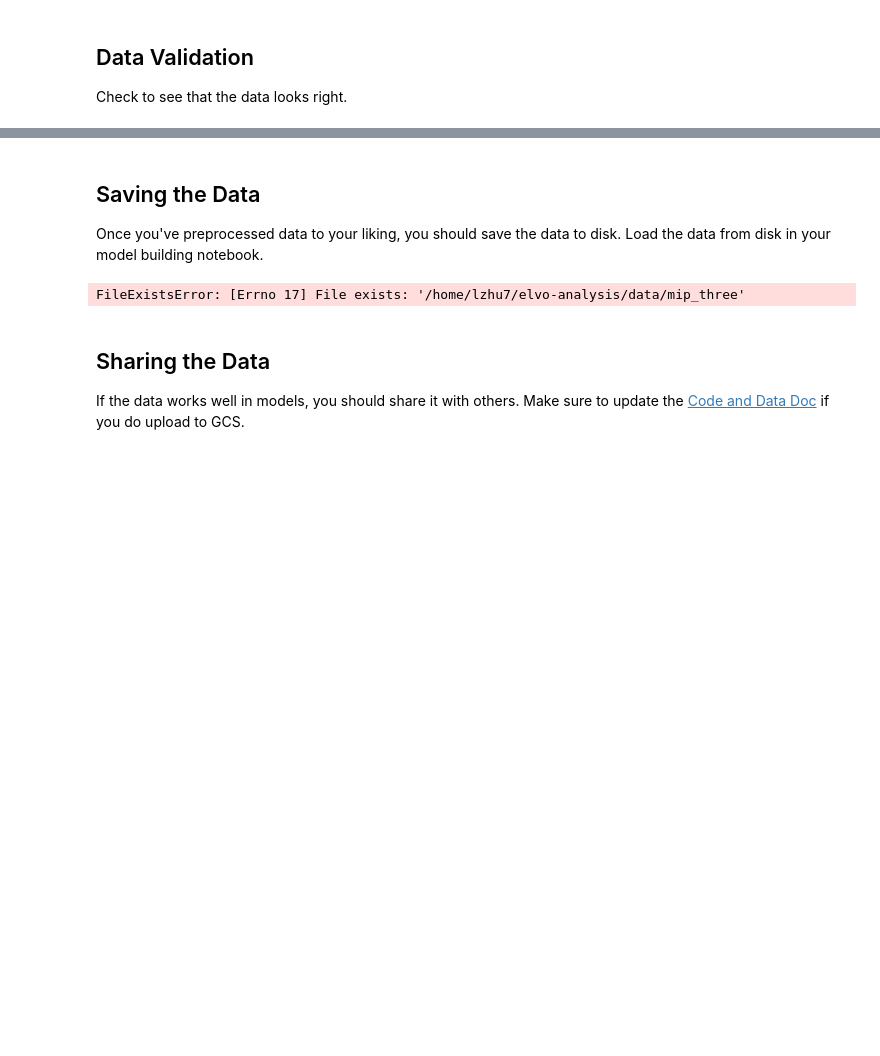
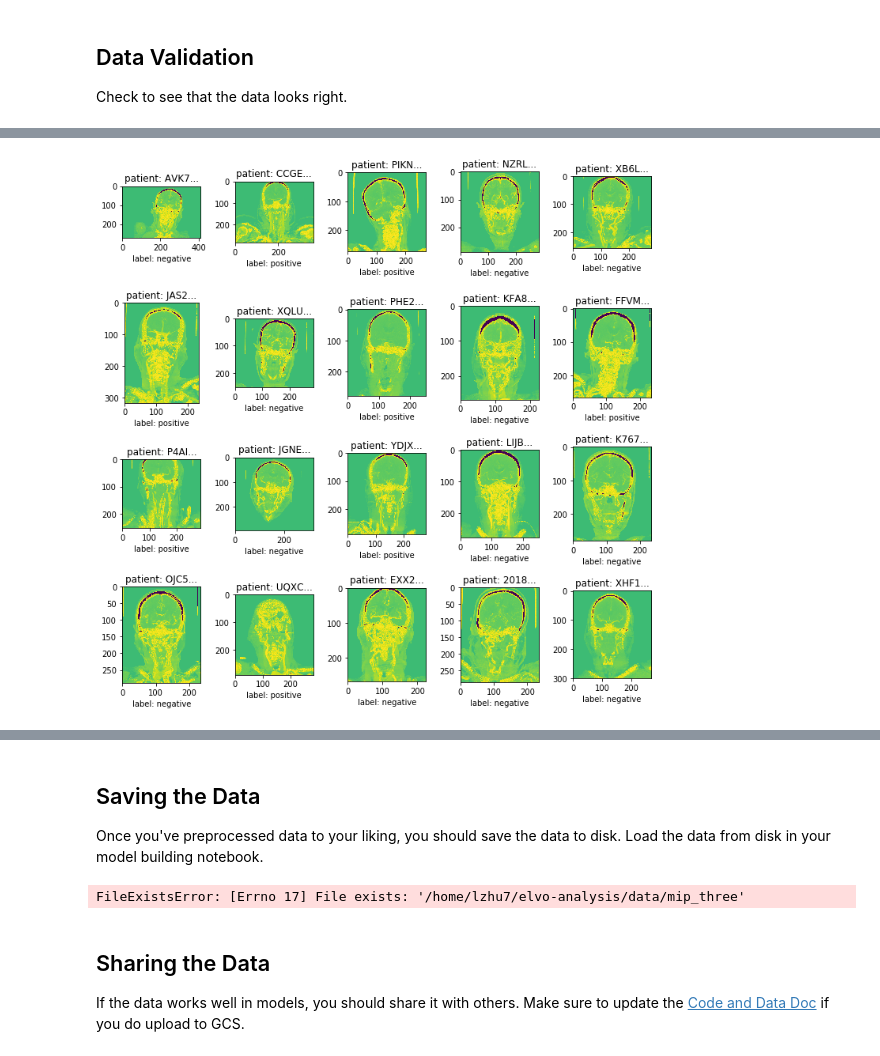
Before and after one commit to brown-mida/elvo, a Jupyter notebook: notebooks/ykim81/ResNet Preprocessing.ipynb, the cells around one changed output, grey strips where cells are left out. Cells and saved outputs as stored; diff of their text form; code cells hidden in the pictures; blank space fills up the shorter version.

```diff
--- a/notebooks/ykim81/ResNet Preprocessing.ipynb
+++ b/notebooks/ykim81/ResNet Preprocessing.ipynb
@@ -239,0 +262,4 @@ Clipping input data to the valid range for imshow with RGB data ([0..1] for floa
+# %%
+plot_images({k: arr[:,:,1] for k, arr in processed_dict.items()}, labels_df, 5, offset=120)
+# %% [output]
+[figure, added]
```
Also changed, not shown: parts of 6 cells of this notebook.
